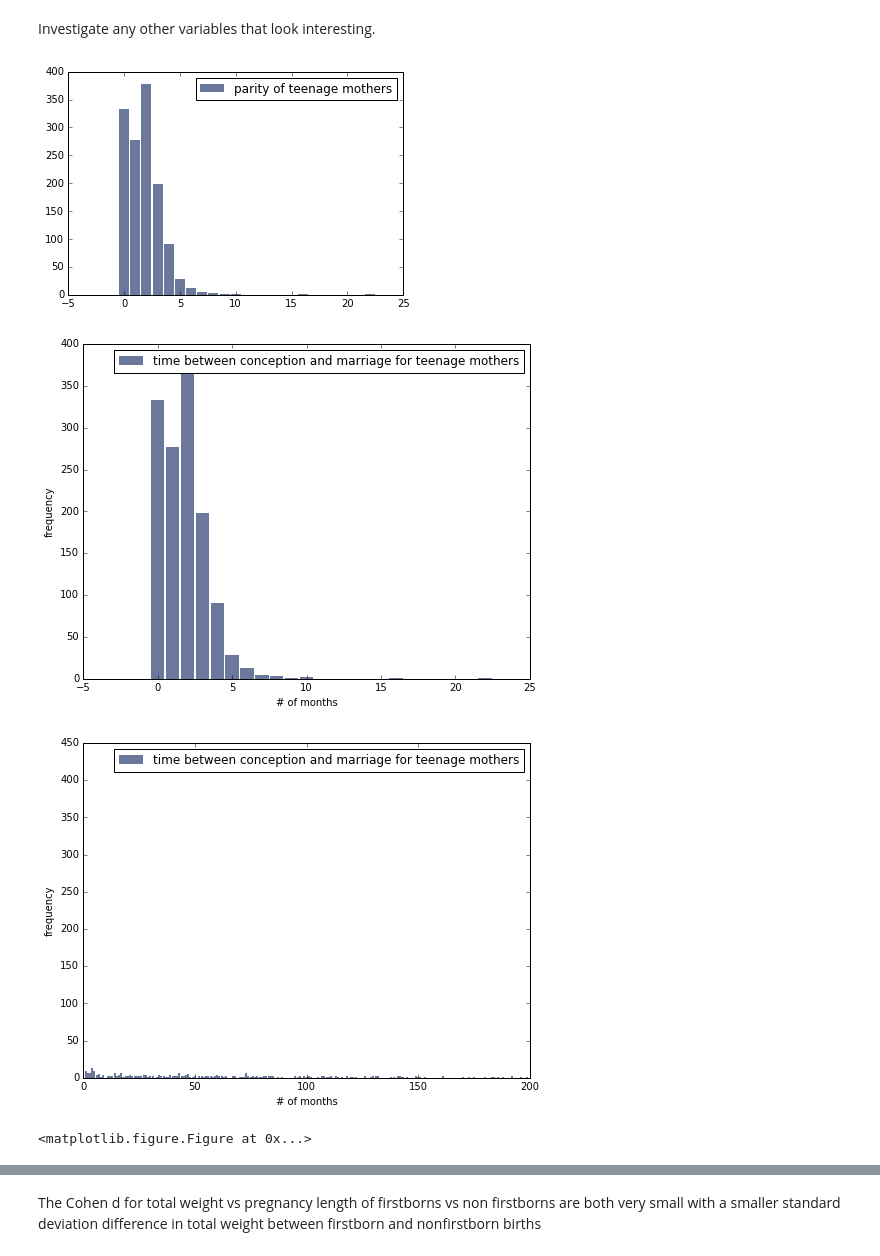
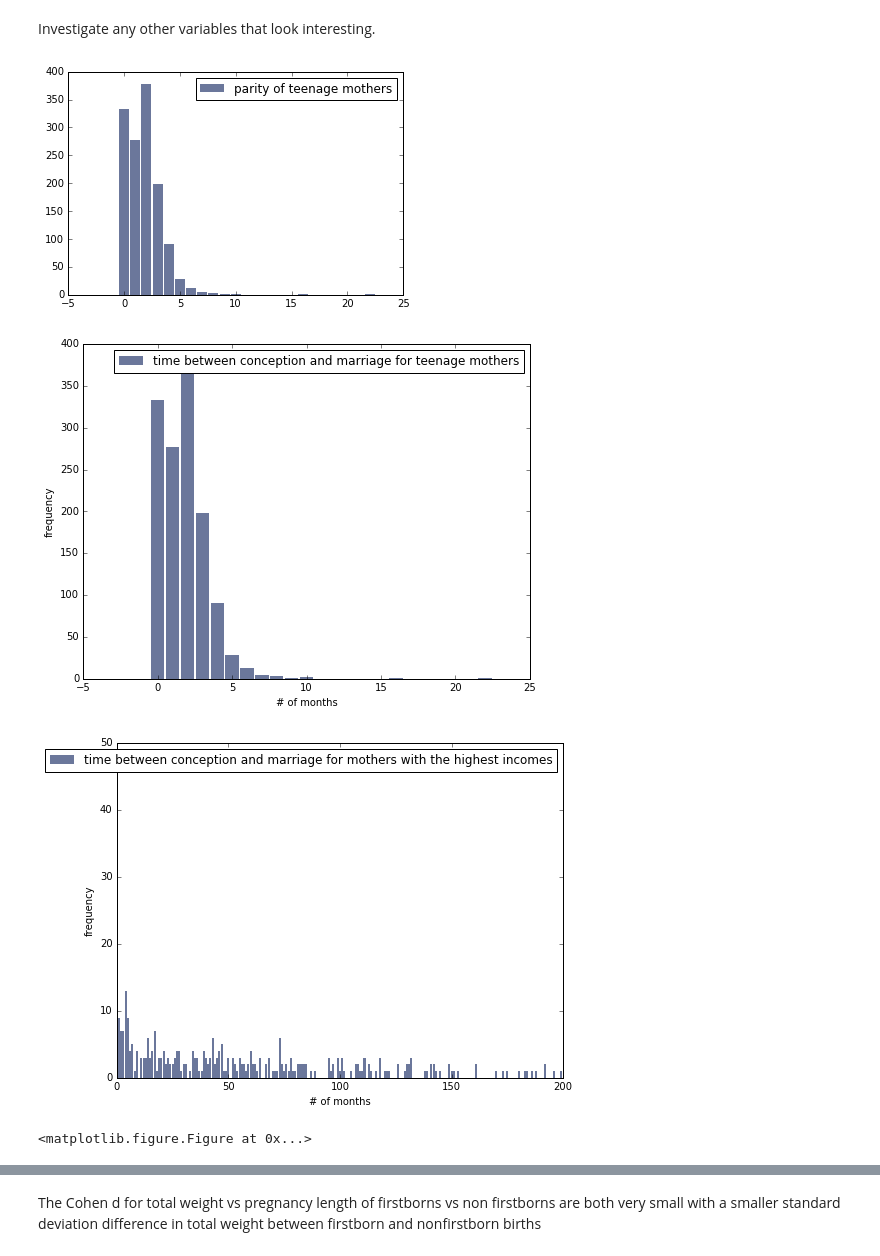
Before and after one commit to wilttang/DataScience16, a Jupyter notebook: ThinkStats2/chap02ex.ipynb, the cells around one changed output, grey strips where cells are left out. Drawn from its saved outputs; the diff is of its cells as text; code cells hidden in the pictures.

Commit message:
chap 2 and 7 think

```diff
--- a/ThinkStats2/chap02ex.ipynb
+++ b/ThinkStats2/chap02ex.ipynb
@@ -122,23 +122,23 @@ Investigate any other variables that look interesting.
 # %%
 new_data = resp[resp.agemomb1 == 1]
 
 hist = thinkstats2.Hist(new_data.parity)
 thinkplot.Hist(hist, label = 'parity of teenage mothers')
 thinkplot.Show()
 
 hist2 = thinkstats2.Hist(new_data.con1mar1)
 thinkplot.Hist(hist, label = 'time between conception and marriage for teenage mothers')
 thinkplot.Show(xlabel = '# of months', ylabel = 'frequency')
 
 max_value = resp['totincr'].max()
 
 highest_income_respondents = resp[resp.totincr == max_value]
 hist = thinkstats2.Hist(highest_income_respondents.con1mar1)
-thinkplot.Hist(hist, label = 'time between conception and marriage for teenage mothers')
+thinkplot.Hist(hist, label = 'time between conception and marriage for mothers with the highest incomes')
 thinkplot.Config(xlim = [0,200], ylim = [0,50])
 thinkplot.Show(xlabel = '# of months', ylabel = 'frequency')
 # %% [output]
 [figure]
 [figure]
-[figure, old version]
+[figure, new version]
 <matplotlib.figure.Figure at 0x...>
```
Also changed, not shown: parts of 5 cells of this notebook, 1 other file.
